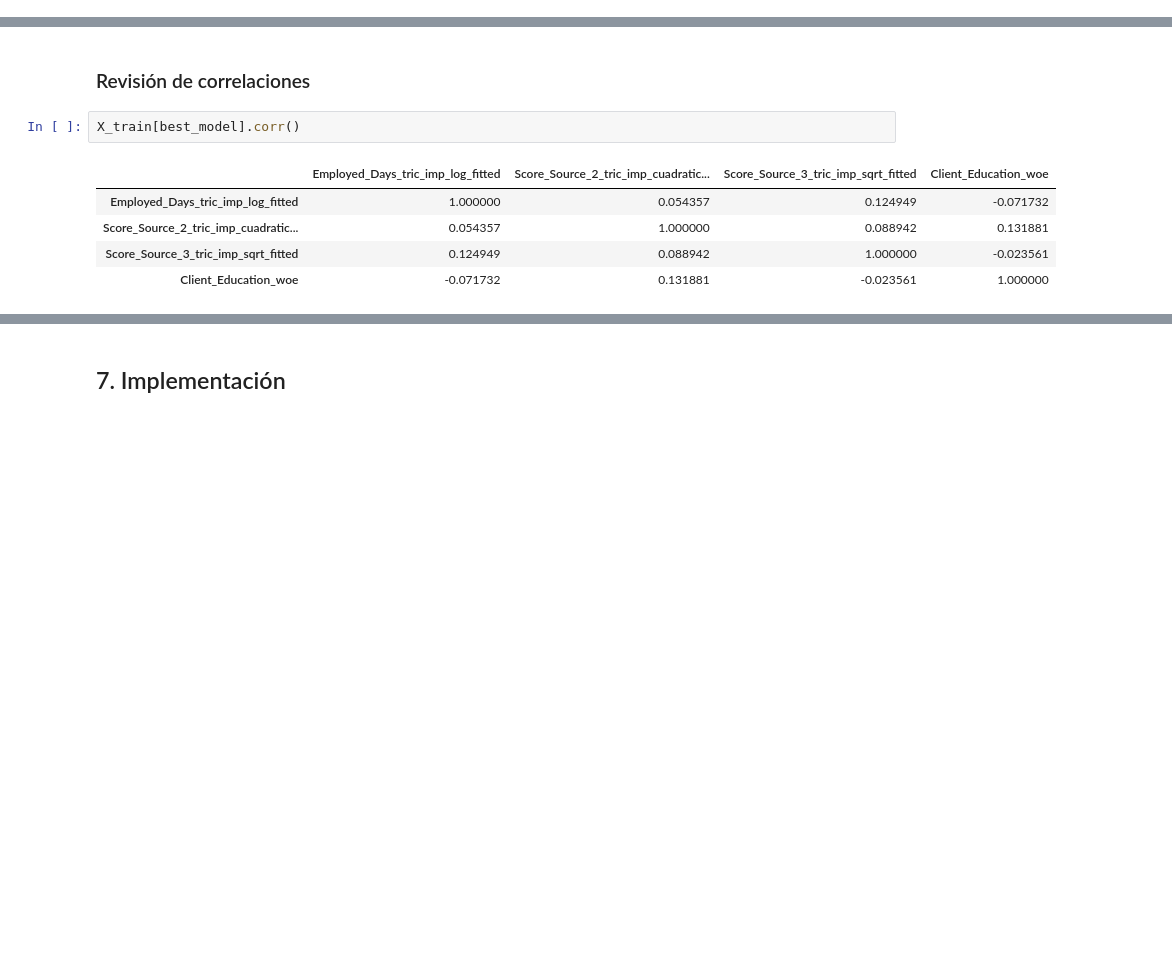
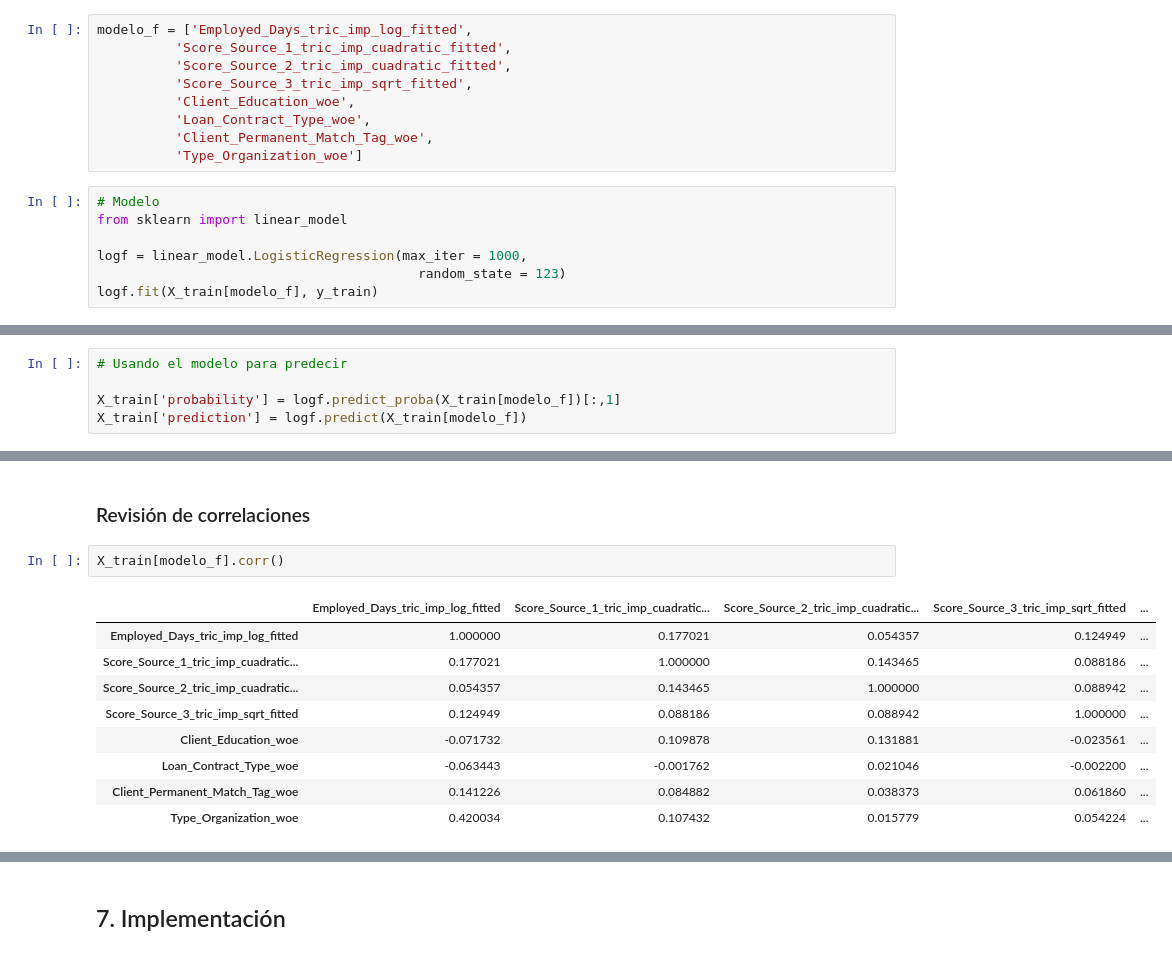
Before and after one commit to JCaballerot/Credit-Scoring, a Jupyter notebook: CreditScoring/Lab_Automobile_Loan_Default.ipynb, the cells around one changed output, grey strips where cells are left out. Drawn from its saved outputs; the diff is of its cells as text; blank space fills up the shorter version.

```diff
--- a/CreditScoring/Lab_Automobile_Loan_Default.ipynb
+++ b/CreditScoring/Lab_Automobile_Loan_Default.ipynb
@@ -1569,0 +1623,16 @@ paramLogistic_smote
+# %%
+modelo_f = ['Employed_Days_tric_imp_log_fitted',
+          'Score_Source_1_tric_imp_cuadratic_fitted',
+          'Score_Source_2_tric_imp_cuadratic_fitted',
+          'Score_Source_3_tric_imp_sqrt_fitted',
+          'Client_Education_woe',
+          'Loan_Contract_Type_woe',
+          'Client_Permanent_Match_Tag_woe',
+          'Type_Organization_woe']
+# %%
+# Modelo
+from sklearn import linear_model
+
+logf = linear_model.LogisticRegression(max_iter = 1000,
+                                         random_state = 123)
+logf.fit(X_train[modelo_f], y_train)
@@ -1569,0 +1662,5 @@ paramLogistic_smote
+# %%
+# Usando el modelo para predecir
+
+X_train['probability'] = logf.predict_proba(X_train[modelo_f])[:,1]
+X_train['prediction'] = logf.predict(X_train[modelo_f])
@@ -1597,12 +1735,16 @@ pddf_boostrap.describe().transpose()
 # %% [markdown]
 <h3> Revisión de correlaciones </h3>
 # %%
-X_train[best_model].corr()
+X_train[modelo_f].corr()
 # %% [output]
-|  | Employed_Days_tric_imp_log_fitted | Score_Source_2_tric_imp_cuadratic... | Score_Source_3_tric_imp_sqrt_fitted | Client_Education_woe |
-| Employed_Days_tric_imp_log_fitted | 1.000000 | 0.054357 | 0.124949 | -0.071732 |
-| Score_Source_2_tric_imp_cuadratic... | 0.054357 | 1.000000 | 0.088942 | 0.131881 |
-| Score_Source_3_tric_imp_sqrt_fitted | 0.124949 | 0.088942 | 1.000000 | -0.023561 |
-| Client_Education_woe | -0.071732 | 0.131881 | -0.023561 | 1.000000 |
+|  | Employed_Days_tric_imp_log_fitted | Score_Source_1_tric_imp_cuadratic... | Score_Source_2_tric_imp_cuadratic... | Score_Source_3_tric_imp_sqrt_fitted | ... |
+| Employed_Days_tric_imp_log_fitted | 1.000000 | 0.177021 | 0.054357 | 0.124949 | ... |
+| Score_Source_1_tric_imp_cuadratic... | 0.177021 | 1.000000 | 0.143465 | 0.088186 | ... |
+| Score_Source_2_tric_imp_cuadratic... | 0.054357 | 0.143465 | 1.000000 | 0.088942 | ... |
+| Score_Source_3_tric_imp_sqrt_fitted | 0.124949 | 0.088186 | 0.088942 | 1.000000 | ... |
+| Client_Education_woe | -0.071732 | 0.109878 | 0.131881 | -0.023561 | ... |
+| Loan_Contract_Type_woe | -0.063443 | -0.001762 | 0.021046 | -0.002200 | ... |
+| Client_Permanent_Match_Tag_woe | 0.141226 | 0.084882 | 0.038373 | 0.061860 | ... |
+| Type_Organization_woe | 0.420034 | 0.107432 | 0.015779 | 0.054224 | ... |
 # %%
 
```
Also changed, not shown: parts of 51 cells of this notebook.
